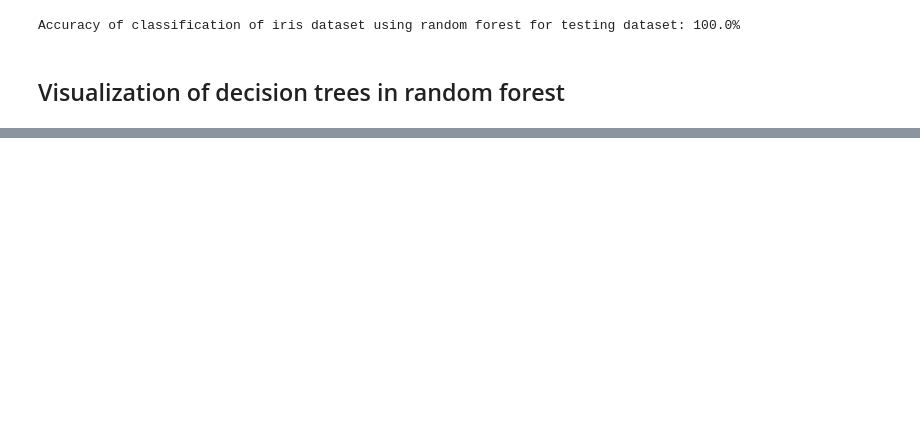
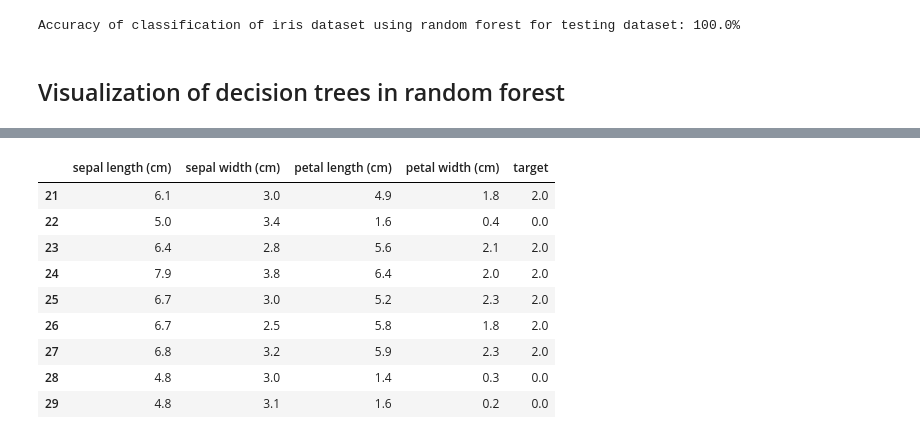
Before and after one commit to JiaYiBee/FIT3164, a Jupyter notebook: jackern rforest.ipynb, the cells around one changed output, grey strips where cells are left out. Saved outputs shown, nothing was run; the diff lists cells and outputs as text; code cells hidden in the pictures; blank space fills up the shorter version.

```diff
--- a/jackern rforest.ipynb
+++ b/jackern rforest.ipynb
@@ -241,0 +243,15 @@ weighted avg       1.00      1.00      1.00       150
+# %%
+df = pd.DataFrame(data=np.c_[X_test, y_test],
+                        columns=iris['feature_names'] + ['target'])
+df.tail(9)
+# %% [output]
+|  | sepal length (cm) | sepal width (cm) | petal length (cm) | petal width (cm) | target |
+| 21 | 6.1 | 3.0 | 4.9 | 1.8 | 2.0 |
+| 22 | 5.0 | 3.4 | 1.6 | 0.4 | 0.0 |
+| 23 | 6.4 | 2.8 | 5.6 | 2.1 | 2.0 |
+| 24 | 7.9 | 3.8 | 6.4 | 2.0 | 2.0 |
+| 25 | 6.7 | 3.0 | 5.2 | 2.3 | 2.0 |
+| 26 | 6.7 | 2.5 | 5.8 | 1.8 | 2.0 |
+| 27 | 6.8 | 3.2 | 5.9 | 2.3 | 2.0 |
+| 28 | 4.8 | 3.0 | 1.4 | 0.3 | 0.0 |
+| 29 | 4.8 | 3.1 | 1.6 | 0.2 | 0.0 |
```
Also changed, not shown: parts of 15 cells of this notebook.
